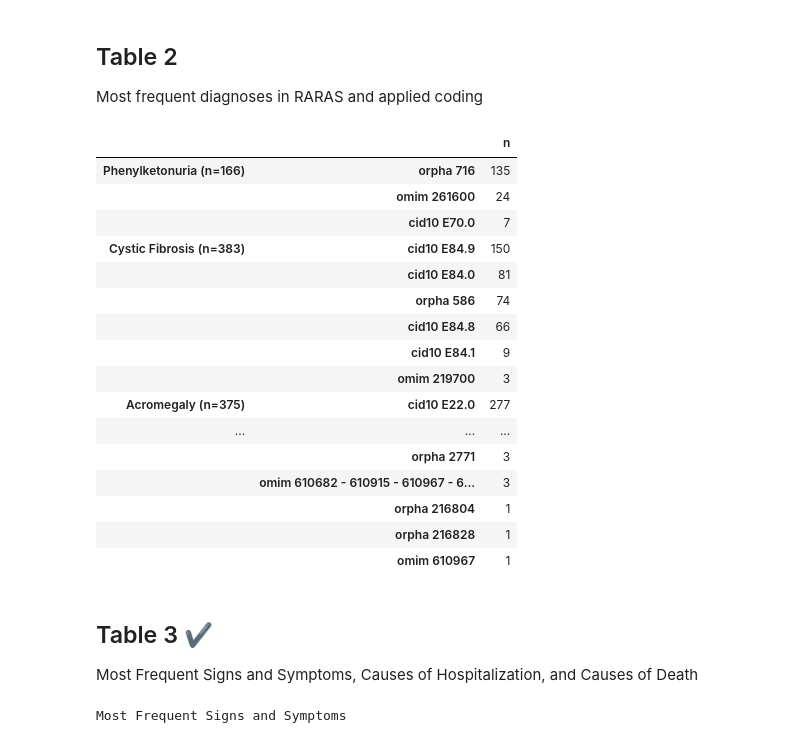
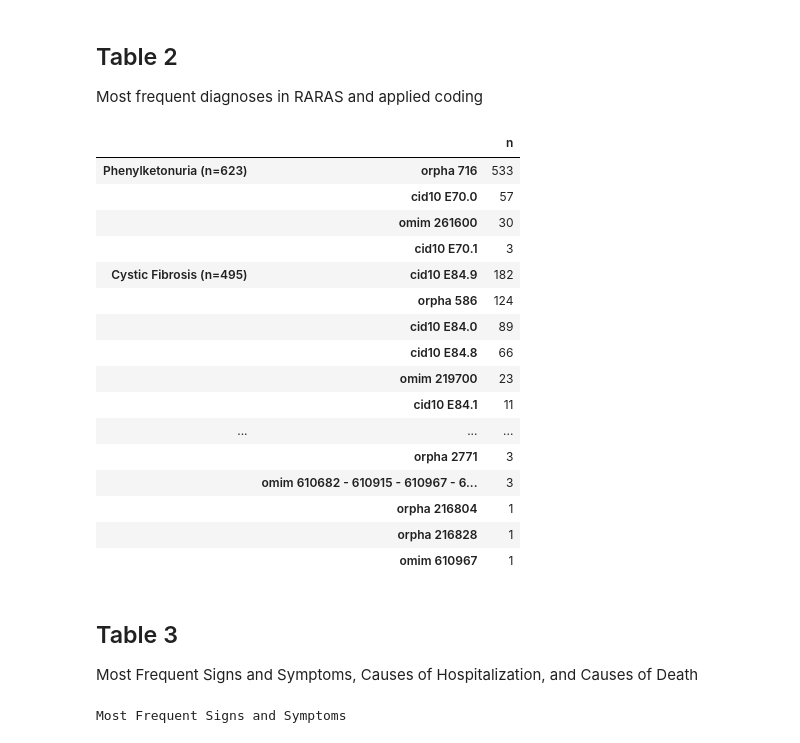
Before and after one commit to RARAS-BR/retrospective_manuscript, a Jupyter notebook: descriptive_analysis.ipynb, the cells around one changed output. Saved outputs shown, nothing was run; the diff lists cells and outputs as text; code cells hidden in the pictures.

```diff
--- a/descriptive_analysis.ipynb
+++ b/descriptive_analysis.ipynb
@@ -338,20 +508,20 @@ display(df)
 ## Table 2
 Most frequent diagnoses in RARAS and applied coding
 # %%
-s = create_disease_count(diag_df[_mask][['disease_orpha', 'disease_omim', 'disease_cid10']])
+s = create_disease_count(diag_df[['disease_orpha', 'disease_omim', 'disease_cid10']])
 display(s.to_frame())
 # %% [output]
 |  |  | n |
-| Phenylketonuria (n=166) | orpha 716 | 135 |
-|  | omim 261600 | 24 |
-|  | cid10 E70.0 | 7 |
-| Cystic Fibrosis (n=383) | cid10 E84.9 | 150 |
-|  | cid10 E84.0 | 81 |
-|  | orpha 586 | 74 |
+| Phenylketonuria (n=623) | orpha 716 | 533 |
+|  | cid10 E70.0 | 57 |
+|  | omim 261600 | 30 |
+|  | cid10 E70.1 | 3 |
+| Cystic Fibrosis (n=495) | cid10 E84.9 | 182 |
+|  | orpha 586 | 124 |
+|  | cid10 E84.0 | 89 |
 |  | cid10 E84.8 | 66 |
-|  | cid10 E84.1 | 9 |
-|  | omim 219700 | 3 |
-| Acromegaly (n=375) | cid10 E22.0 | 277 |
+|  | omim 219700 | 23 |
+|  | cid10 E84.1 | 11 |
 | ... | ... | ... |
 |  | orpha 2771 | 3 |
 |  | omim 610682 - 610915 - 610967 - 6... | 3 |
@@ -359,7 +529,7 @@ display(s.to_frame())
 |  | orpha 216828 | 1 |
 |  | omim 610967 | 1 |
 # %% [markdown]
-## Table 3 ✔
+## Table 3
 Most Frequent Signs and Symptoms, Causes of Hospitalization, and Causes of Death
 # %%
 print(f'{Y}Most Frequent Signs and Symptoms{R}')
```
Also changed, not shown: parts of 11 cells of this notebook.
